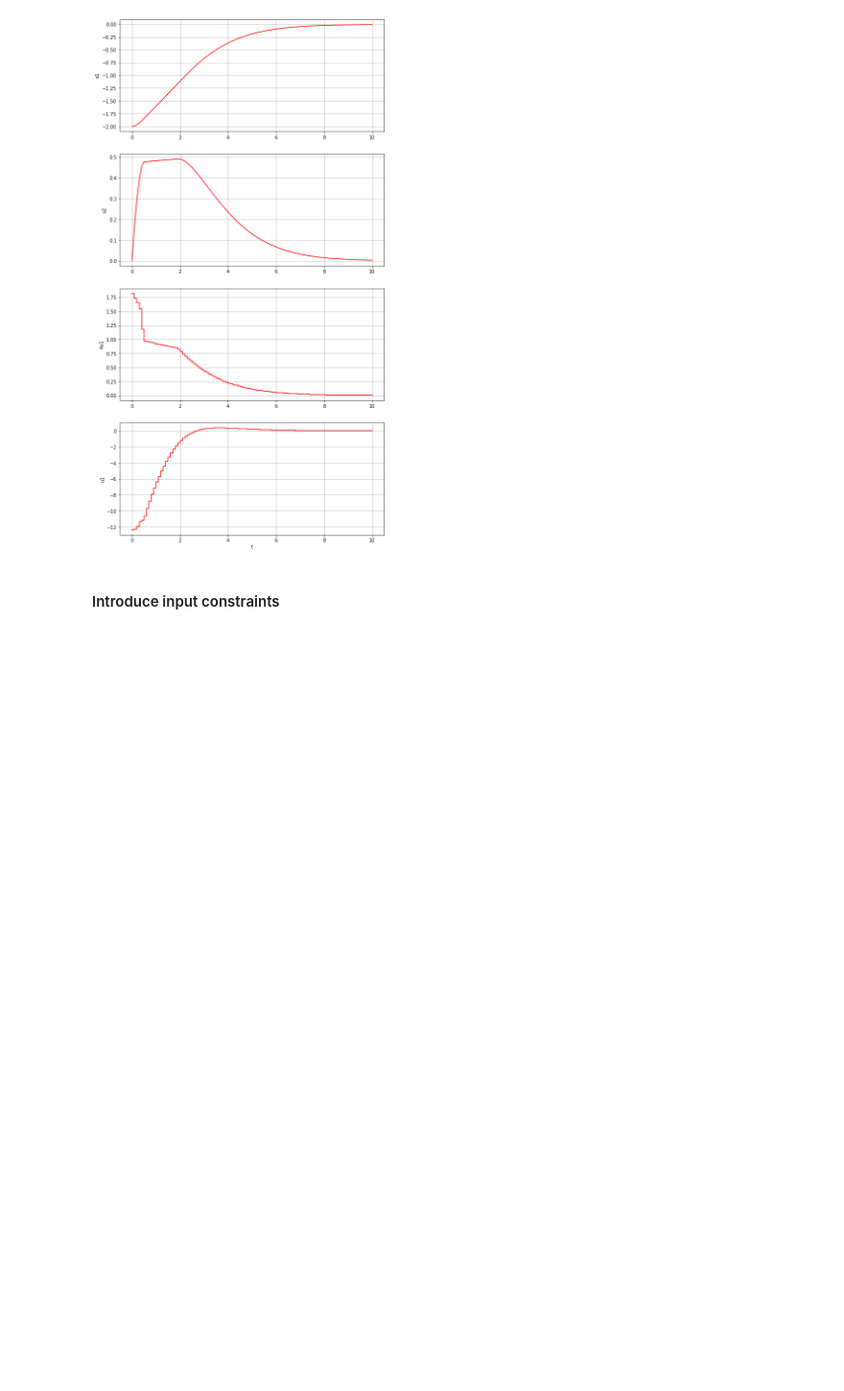
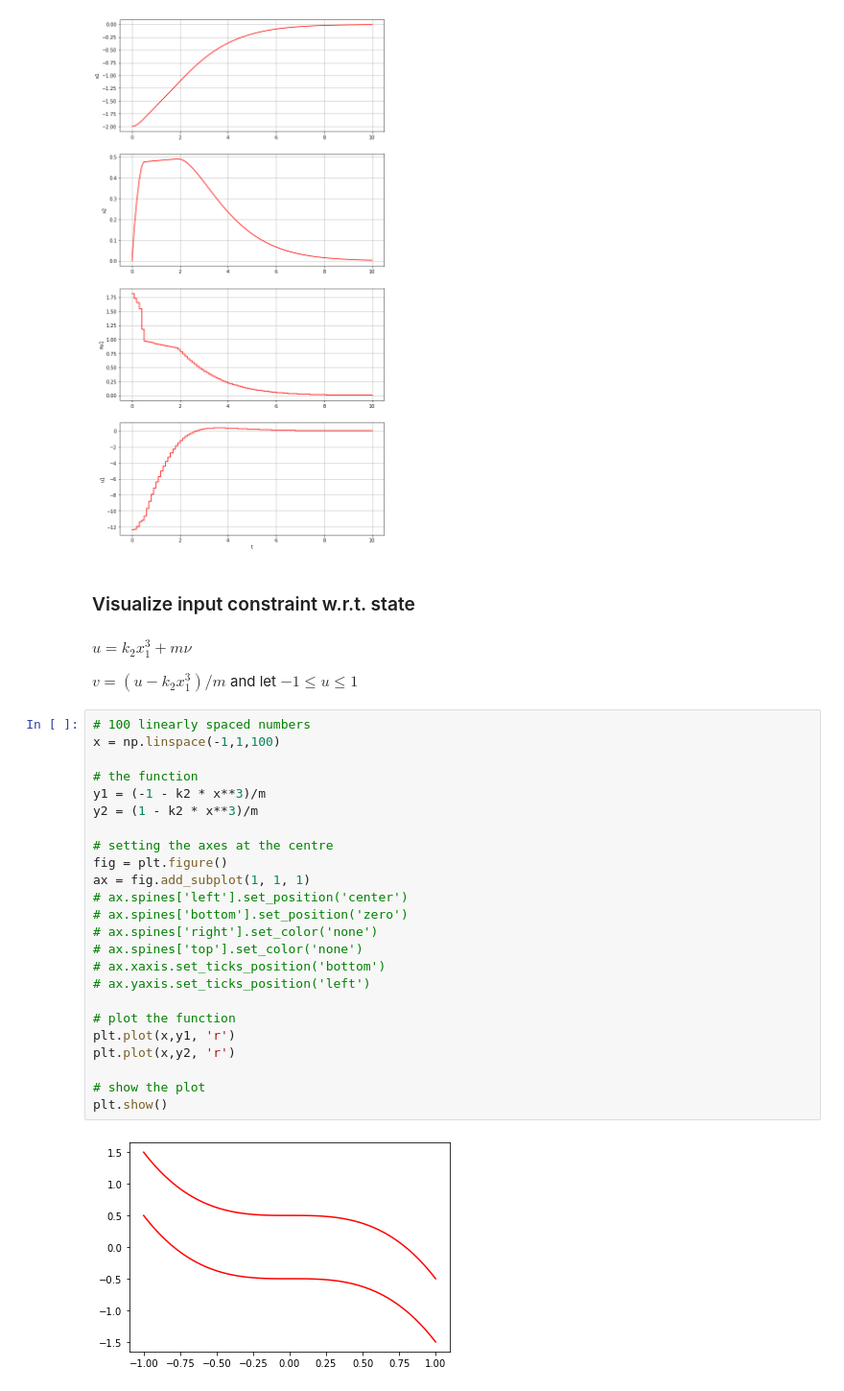
Before and after one commit to zhengang-zhong/feedback_linearization_MPC, a Jupyter notebook: feedback_linearization.ipynb, the cells around one changed output. Shown at 96% size. Saved outputs shown, nothing was run; the diff lists cells and outputs as text; blank space fills up the shorter version.

Commit message:
add visualization of nonlinear constraints

```diff
--- a/feedback_linearization.ipynb
+++ b/feedback_linearization.ipynb
@@ -502,5 +506,35 @@ plt.xlabel('t')
 plt.show()
 # %% [output]
 [figure]
-# %% [markdown]
-#### Introduce input constraints
+# %% [markdown]
+### Visualize input constraint w.r.t. state
+# %% [markdown]
+$u = k_2 x_1^3 + m \nu$
+
+$v=\left(u-k_{2} x_{1}^{3}\right) / m$ and let $-1 \le u \le 1$
+# %%
+# 100 linearly spaced numbers
+x = np.linspace(-1,1,100)
+
+# the function
+y1 = (-1 - k2 * x**3)/m
+y2 = (1 - k2 * x**3)/m
+
+# setting the axes at the centre
+fig = plt.figure()
+ax = fig.add_subplot(1, 1, 1)
+# ax.spines['left'].set_position('center')
+# ax.spines['bottom'].set_position('zero')
+# ax.spines['right'].set_color('none')
+# ax.spines['top'].set_color('none')
+# ax.xaxis.set_ticks_position('bottom')
+# ax.yaxis.set_ticks_position('left')
+
+# plot the function
+plt.plot(x,y1, 'r')
+plt.plot(x,y2, 'r')
+
+# show the plot
+plt.show()
+# %% [output]
+[figure, added]
```
Also changed, not shown: parts of 1 cell of this notebook.
